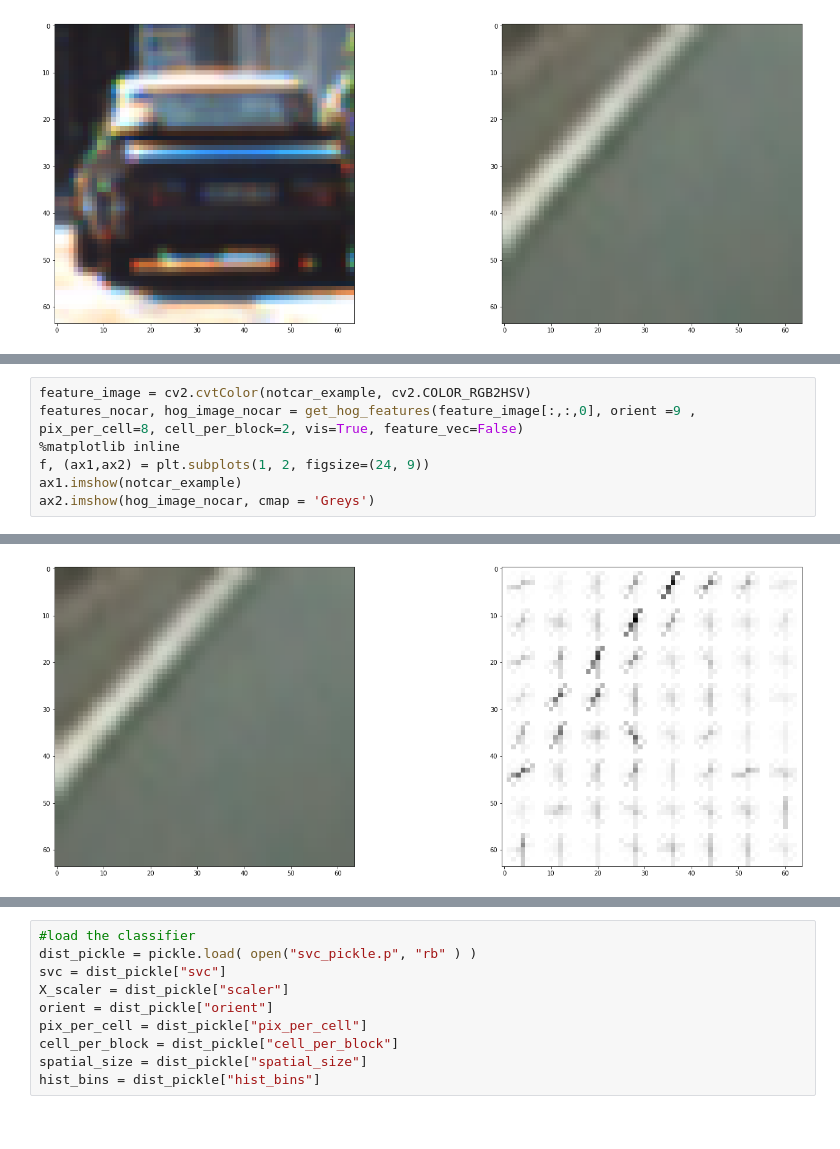
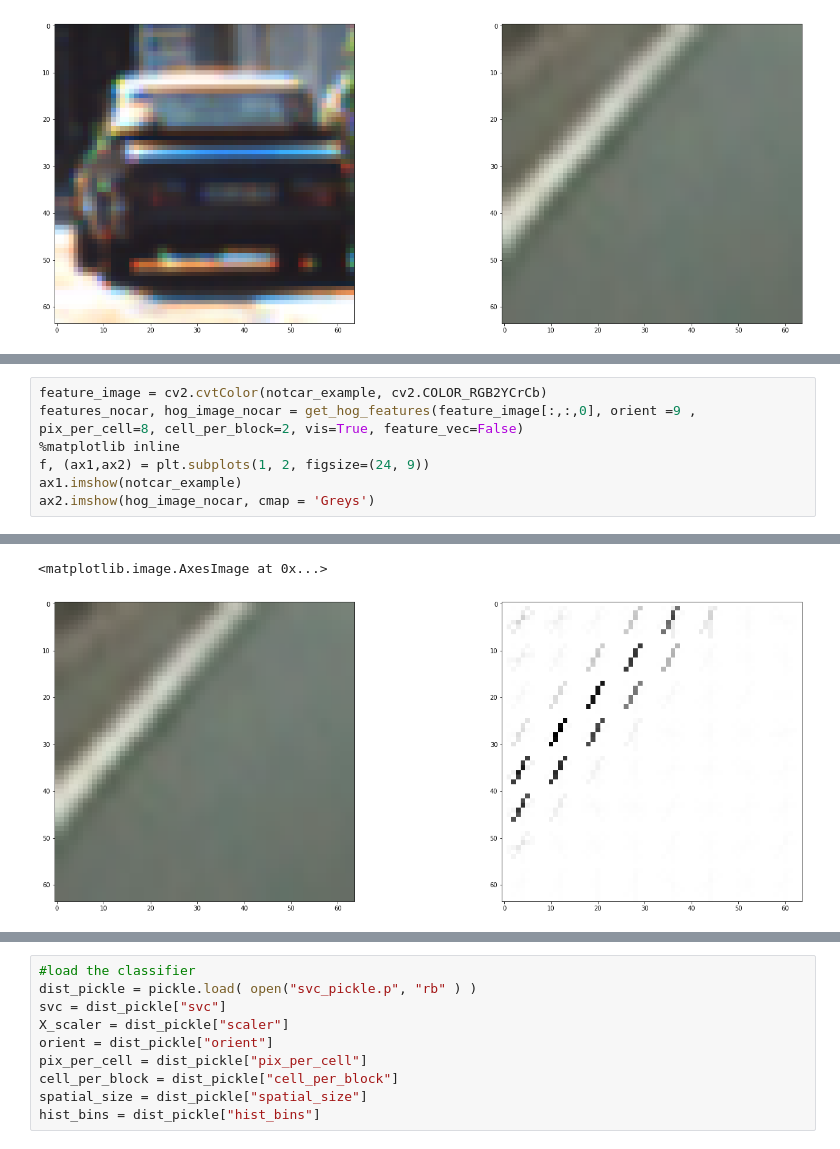
Before and after one commit to guangyangai/CarND-Vehicle-Detection-P5, a Jupyter notebook: vehicle_detection.ipynb, the cells around one changed output, grey strips where cells are left out. Cells and saved outputs as stored; diff of their text form.

```diff
--- a/vehicle_detection.ipynb
+++ b/vehicle_detection.ipynb
@@ -47,5 +49,5 @@ ax2.imshow(hog_image_car, cmap = 'Greys')
 # %%
-feature_image = cv2.cvtColor(notcar_example, cv2.COLOR_RGB2HSV)
+feature_image = cv2.cvtColor(notcar_example, cv2.COLOR_RGB2YCrCb)
 features_nocar, hog_image_nocar = get_hog_features(feature_image[:,:,0], orient =9 , pix_per_cell=8, cell_per_block=2, vis=True, feature_vec=False)
 %matplotlib inline
 f, (ax1,ax2) = plt.subplots(1, 2, figsize=(24, 9))
@@ -56,3 +59,4 @@ ax2.imshow(hog_image_nocar, cmap = 'Greys')
+<matplotlib.image.AxesImage at 0x...>
-[figure, old version]
+[figure, new version]
 # %%
 # Train the classifier on the training images
```
Also changed, not shown: parts of 12 cells of this notebook, 14 other files.
